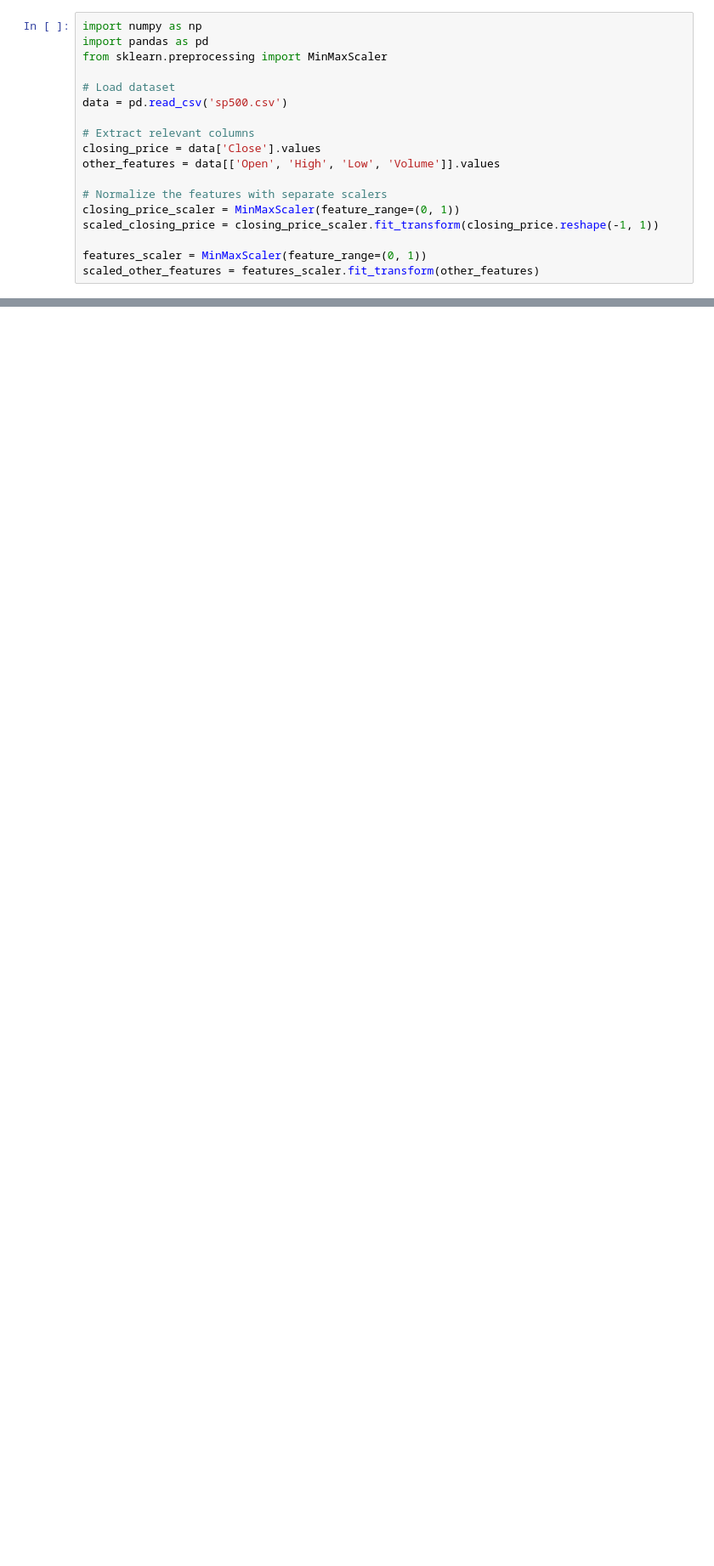
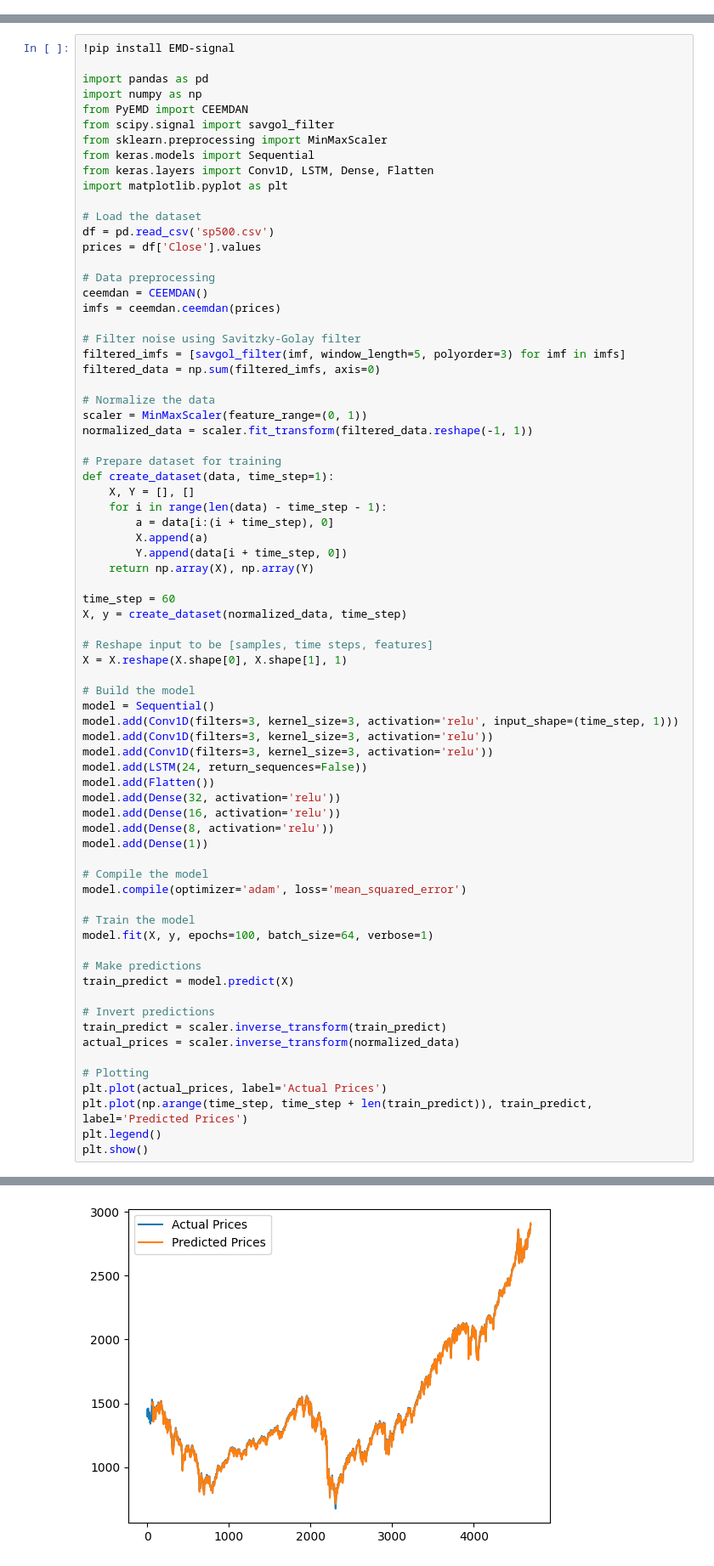
Before and after one commit to Mehreen66/MachineLearning, a Jupyter notebook: CEEMDAN-S-C-LSTM.ipynb, the cells around one changed output, grey strips where cells are left out. Shown at 85% size. Cells and saved outputs as stored; diff of their text form; blank space fills up the shorter version.

```diff
--- a/CEEMDAN-S-C-LSTM.ipynb
+++ b/CEEMDAN-S-C-LSTM.ipynb
@@ -1,20 +1,2 @@
 # %% [markdown]
 <a href="https://colab.research.google.com/github/Mehreen66/MachineLearning/blob/main/CEEMDAN-S-C-LSTM.ipynb" target="_parent"><img src="https://colab.research.google.com/assets/colab-badge.svg" alt="Open In Colab"/></a>
-# %%
-import numpy as np
-import pandas as pd
-from sklearn.preprocessing import MinMaxScaler
-
-# Load dataset
-data = pd.read_csv('sp500.csv')
-
-# Extract relevant columns
-closing_price = data['Close'].values
-other_features = data[['Open', 'High', 'Low', 'Volume']].values
-
-# Normalize the features with separate scalers
-closing_price_scaler = MinMaxScaler(feature_range=(0, 1))
-scaled_closing_price = closing_price_scaler.fit_transform(closing_price.reshape(-1, 1))
-
-features_scaler = MinMaxScaler(feature_range=(0, 1))
-scaled_other_features = features_scaler.fit_transform(other_features)
@@ -123,0 +23,74 @@ Test Loss: 0.00011632850510068238
+# %%
+!pip install EMD-signal
+
+import pandas as pd
+import numpy as np
+from PyEMD import CEEMDAN
+from scipy.signal import savgol_filter
+from sklearn.preprocessing import MinMaxScaler
+from keras.models import Sequential
+from keras.layers import Conv1D, LSTM, Dense, Flatten
+import matplotlib.pyplot as plt
+
+# Load the dataset
+df = pd.read_csv('sp500.csv')
+prices = df['Close'].values
+
+# Data preprocessing
+ceemdan = CEEMDAN()
+imfs = ceemdan.ceemdan(prices)
+
+# Filter noise using Savitzky-Golay filter
+filtered_imfs = [savgol_filter(imf, window_length=5, polyorder=3) for imf in imfs]
+filtered_data = np.sum(filtered_imfs, axis=0)
+
+# Normalize the data
+scaler = MinMaxScaler(feature_range=(0, 1))
+normalized_data = scaler.fit_transform(filtered_data.reshape(-1, 1))
+
+# Prepare dataset for training
+def create_dataset(data, time_step=1):
+    X, Y = [], []
+    for i in range(len(data) - time_step - 1):
+        a = data[i:(i + time_step), 0]
+        X.append(a)
+        Y.append(data[i + time_step, 0])
+    return np.array(X), np.array(Y)
+
+time_step = 60
+X, y = create_dataset(normalized_data, time_step)
+
+# Reshape input to be [samples, time steps, features]
+X = X.reshape(X.shape[0], X.shape[1], 1)
+
+# Build the model
+model = Sequential()
+model.add(Conv1D(filters=3, kernel_size=3, activation='relu', input_shape=(time_step, 1)))
+model.add(Conv1D(filters=3, kernel_size=3, activation='relu'))
+model.add(Conv1D(filters=3, kernel_size=3, activation='relu'))
+model.add(LSTM(24, return_sequences=False))
+model.add(Flatten())
+model.add(Dense(32, activation='relu'))
+model.add(Dense(16, activation='relu'))
+model.add(Dense(8, activation='relu'))
+model.add(Dense(1))
+
+# Compile the model
+model.compile(optimizer='adam', loss='mean_squared_error')
+
+# Train the model
+model.fit(X, y, epochs=100, batch_size=64, verbose=1)
+
+# Make predictions
+train_predict = model.predict(X)
+
+# Invert predictions
+train_predict = scaler.inverse_transform(train_predict)
+actual_prices = scaler.inverse_transform(normalized_data)
+
+# Plotting
+plt.plot(actual_prices, label='Actual Prices')
+plt.plot(np.arange(time_step, time_step + len(train_predict)), train_predict, label='Predicted Prices')
+plt.legend()
+plt.show()
+# %% [output]
@@ -123,0 +114 @@ Test Loss: 0.00011632850510068238
+[figure, added]
```
Also changed, not shown: parts of 8 cells of this notebook.
